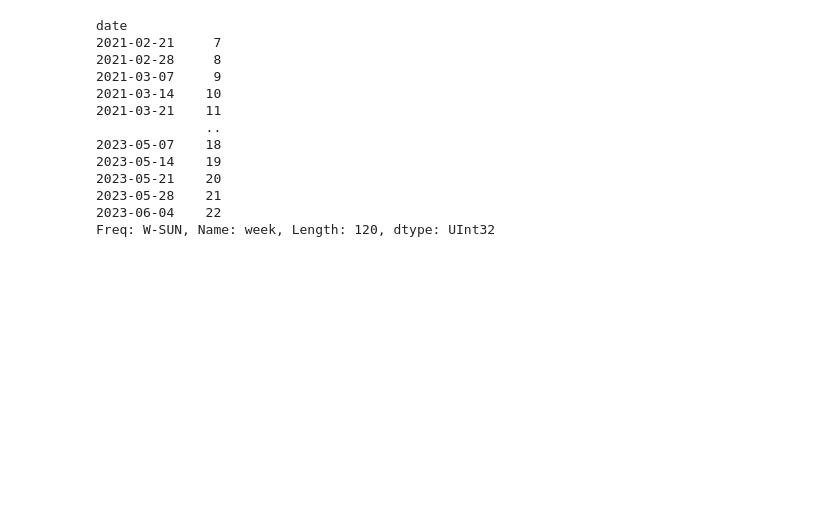
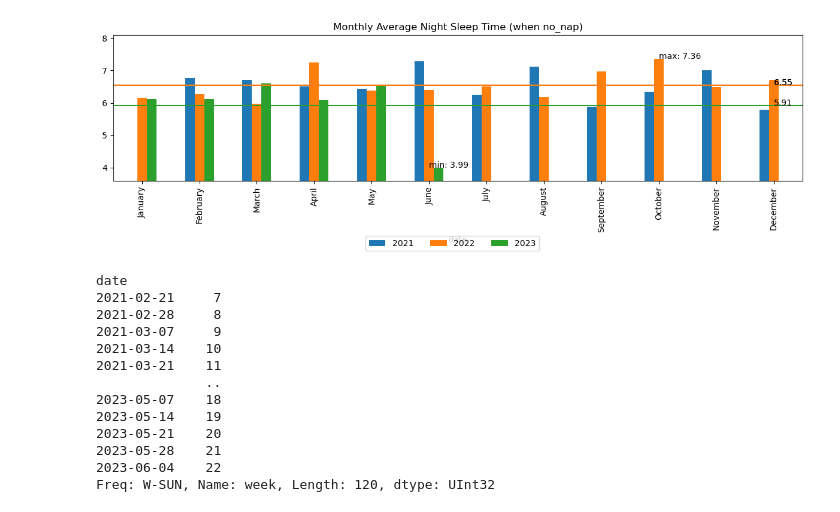
Before and after one commit to zqTheDesigner/productivity-analytics, a Jupyter notebook: notebooks/sleep_time_analytics.ipynb, the cells around one changed output. Saved outputs shown, nothing was run; the diff lists cells and outputs as text; code cells hidden in the pictures; blank space fills up the shorter version.

```diff
--- a/notebooks/sleep_time_analytics.ipynb
+++ b/notebooks/sleep_time_analytics.ipynb
@@ -26,3 +88,7 @@ visualize_weekly_avg_sleep(sleep['night_sleep_hours'])
+# %%
+visualize_monthly_avg_sleep(no_nap['night_sleep_hours'], title='Monthly Average Night Sleep Time (when no_nap)')
+# %% [output]
+[figure, added]
 # %%
 sleep = sleep.replace(0, sleep.mean())
 # %%
```
Also changed, not shown: parts of 10 cells of this notebook, 2 other files.
